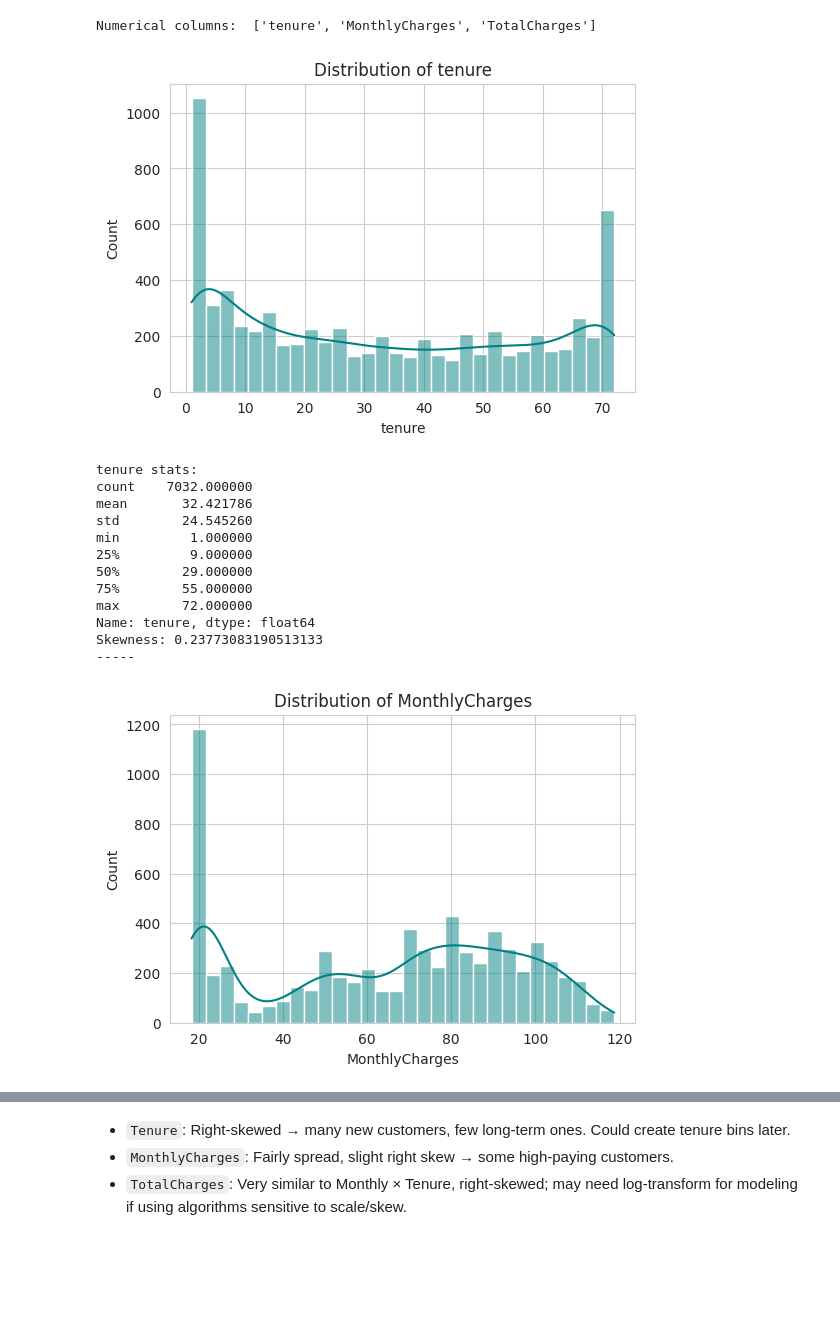
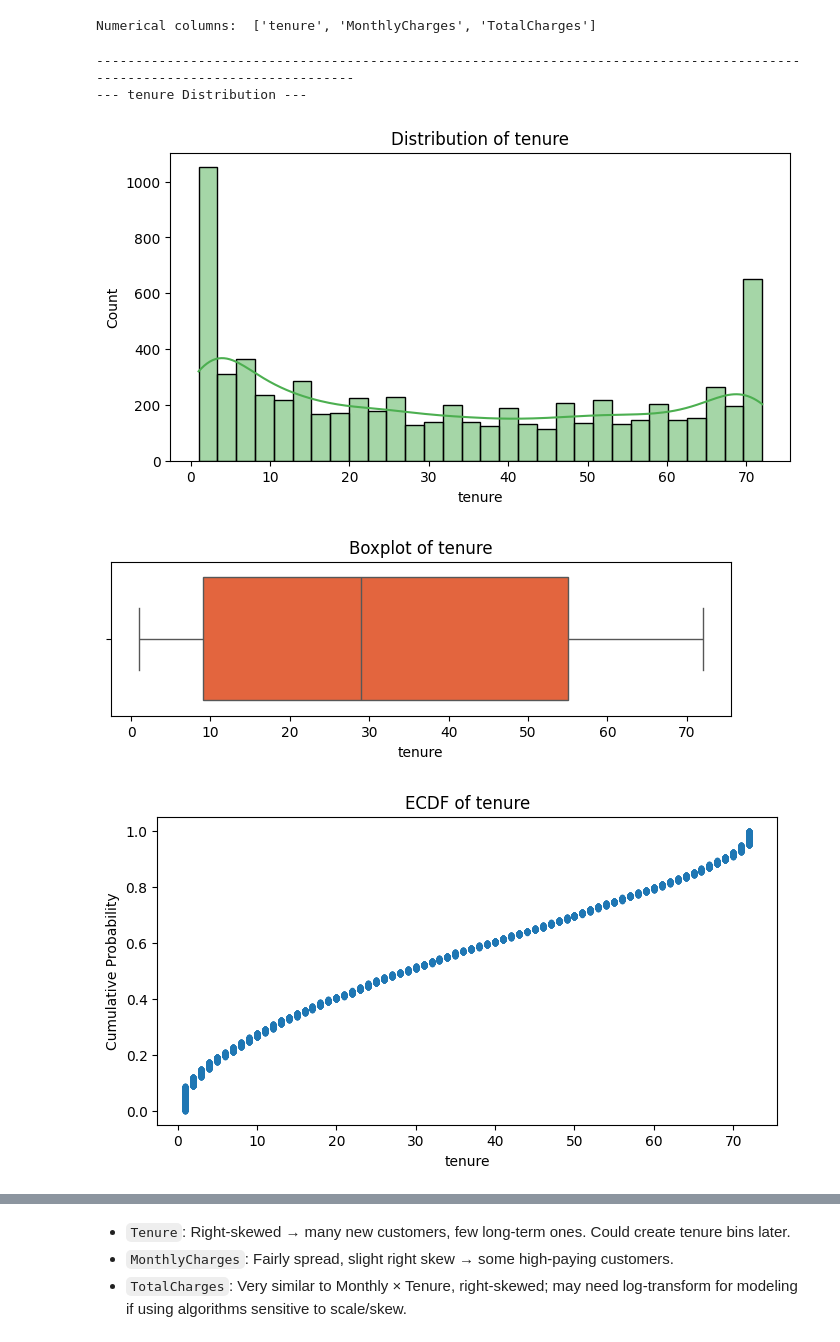
Before and after one commit to Aman-sys-ui/EDA, a Jupyter notebook: Customer_Churn/Telco_Customer_Churn.ipynb, the cells around one changed output, grey strips where cells are left out. Cells and saved outputs as stored; diff of their text form; code cells hidden in the pictures; blank space fills up the shorter version.

```diff
--- a/Customer_Churn/Telco_Customer_Churn.ipynb
+++ b/Customer_Churn/Telco_Customer_Churn.ipynb
@@ -229,30 +232,41 @@ print("Numerical columns: " ,list(numeric_cols))
 Numerical columns:  ['tenure', 'MonthlyCharges', 'TotalCharges']
 # %%
 for col in numeric_cols:
-    plt.figure(figsize=(6,4))
-    sns.histplot(df[col], kde=True, bins=30, color='teal')
+    print("---" * 41)
+    print(f"--- {col} Distribution ---")
+
+    # Histogram + KDE
+    plt.figure(figsize=(8,4))
+    sns.histplot(df[col], kde=True, bins=30, color='#4CAF50')
     plt.title(f'Distribution of {col}')
     plt.xlabel(col)
-    plt.ylabel('Count')
+    plt.ylabel("Count")
+    plt.show()
+
+    # Boxplot to check spread & outliers
+    plt.figure(figsize=(8,2))
+    sns.boxplot(x=df[col], color='#FF5722')
+    plt.title(f'Boxplot of {col}')
+    plt.show()
+
+    # ECDF plot
+    from statsmodels.distributions.empirical_distribution import ECDF
+    ecdf = ECDF(df[col].dropna())
+    plt.figure(figsize=(8,4))
+    plt.plot(ecdf.x, ecdf.y, marker='.', linestyle='none')
+    plt.title(f'ECDF of {col}')
+    plt.xlabel(col)
+    plt.ylabel("Cumulative Probability")
     plt.show()
 
     # Quick stats
     print(f"{col} stats:")
     print(df[col].describe())
     print("Skewness:", df[col].skew())
     print("-----\n")
 # %% [output]
+---------------------------------------------------------------------------------------------------------------------------
+--- tenure Distribution ---
-[figure, old version]
+[figure, new version]
-tenure stats:
-count    7032.000000
-mean       32.421786
-std        24.545260
-min         1.000000
-25%         9.000000
-50%        29.000000
-75%        55.000000
-max        72.000000
-Name: tenure, dtype: float64
-Skewness: 0.23773083190513133
------
-[figure, old version]
+[figure, new version]
+[figure, new version]
```
Also changed, not shown: parts of 22 cells of this notebook.
